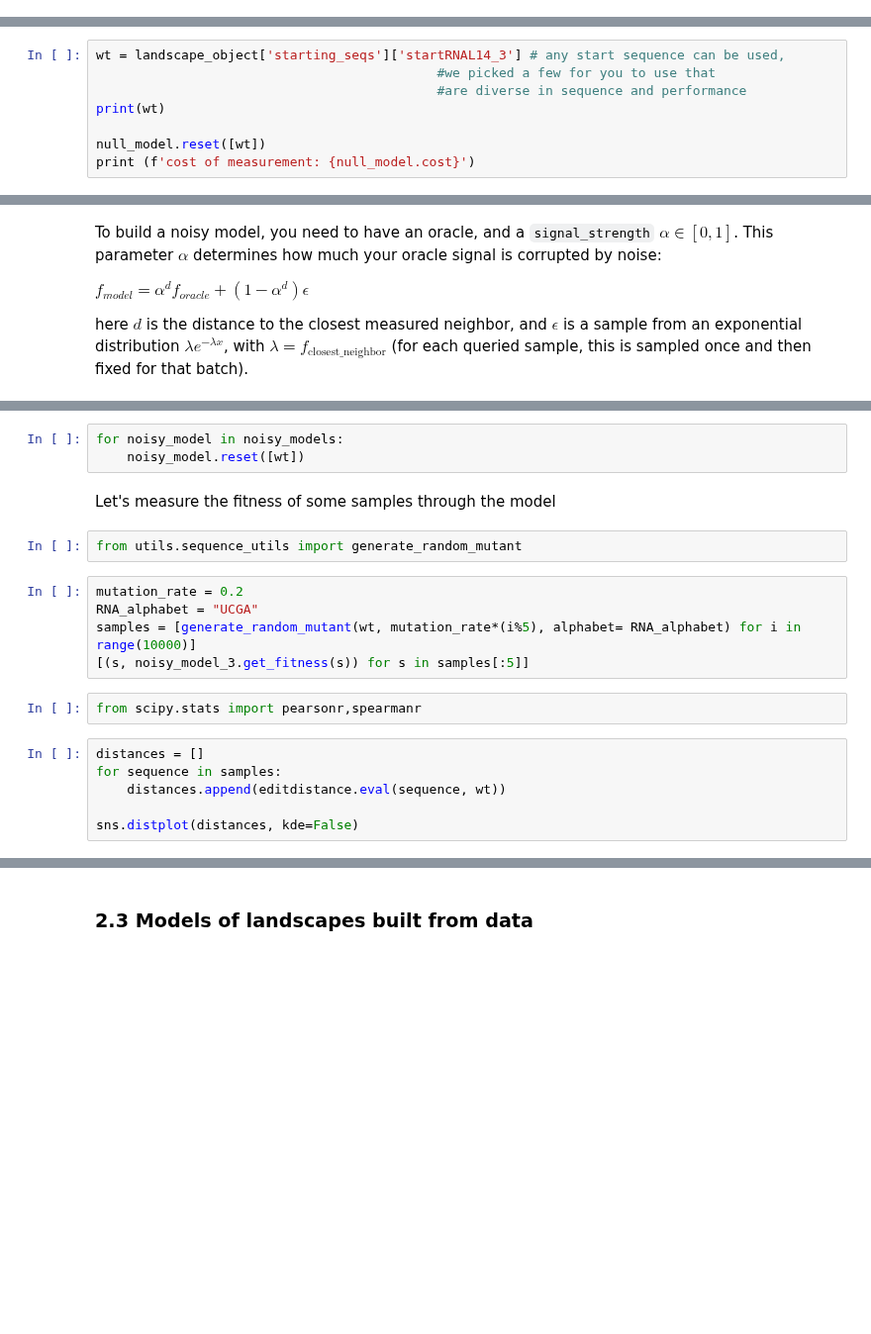
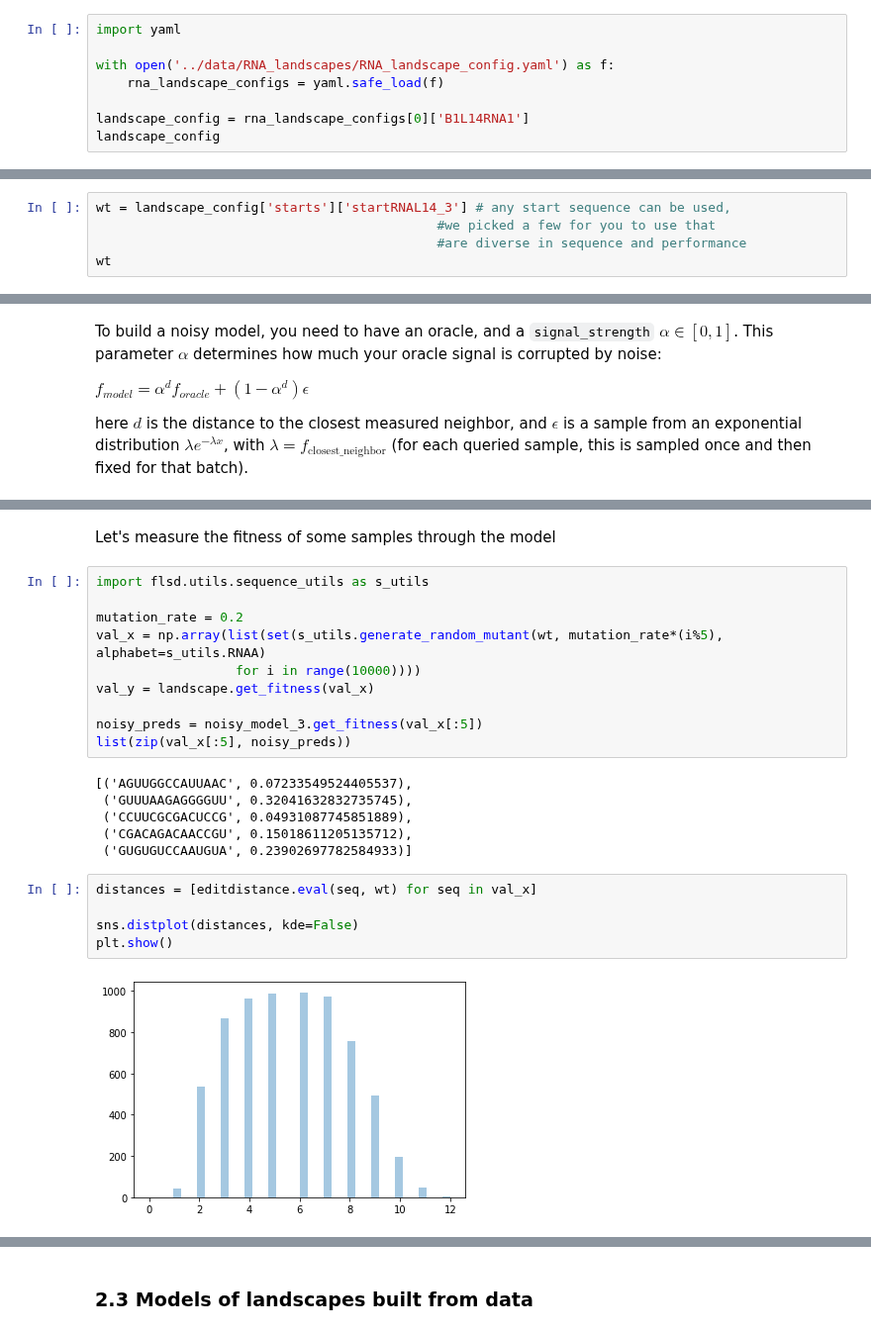
Before and after one commit to samsinai/FLEXS, a Jupyter notebook: examples/Tutorial.ipynb, the cells around one changed output, grey strips where cells are left out. Shown at 99% size. Saved outputs shown, nothing was run; the diff lists cells and outputs as text; blank space fills up the shorter version.

Commit message:
flsd is now a python package, reorganized directory structure, and models have been mostly converted to new interface

```diff
--- a/examples/Tutorial.ipynb
+++ b/examples/Tutorial.ipynb
@@ -40,0 +20,8 @@ landscape_oracle = landscape_object['landscape_oracle']
+# %%
+import yaml
+
+with open('../data/RNA_landscapes/RNA_landscape_config.yaml') as f:
+    rna_landscape_configs = yaml.safe_load(f)
+
+landscape_config = rna_landscape_configs[0]['B1L14RNA1']
+landscape_config
@@ -59,10 +63,7 @@ null_model = Null_model(landscape_oracle)
 # %% [markdown]
 We want to "measure" the true fitness of at least one sequence to start with (otherwise we can't have a model). We can do that by calling `measure_true_landscape` on the noisy model. This will charge you a "measurment cost", but in return tells you the true fitness of the sequence. When starting out or reusing the landscape, `reset` lets you zero the cost in the landscape, and if you pass it any sequences, it will measure those.
 # %%
-wt = landscape_object['starting_seqs']['startRNAL14_3'] # any start sequence can be used,
+wt = landscape_config['starts']['startRNAL14_3'] # any start sequence can be used,
                                             #we picked a few for you to use that
                                             #are diverse in sequence and performance
-print(wt)
-
-null_model.reset([wt])
-print (f'cost of measurement: {null_model.cost}')
+wt
@@ -91,20 +97,25 @@ noisy_models=[noisy_model_1,noisy_model_2,noisy_model_3,noisy_model_4]
-# %%
-for noisy_model in noisy_models:
-    noisy_model.reset([wt])
 # %% [markdown]
 Let's measure the fitness of some samples through the model
-# %%
-from utils.sequence_utils import generate_random_mutant
 # %%
+import flsd.utils.sequence_utils as s_utils
+
 mutation_rate = 0.2
-RNA_alphabet = "UCGA"
-samples = [generate_random_mutant(wt, mutation_rate*(i%5), alphabet= RNA_alphabet) for i in range(10000)]
-[(s, noisy_model_3.get_fitness(s)) for s in samples[:5]]
+val_x = np.array(list(set(s_utils.generate_random_mutant(wt, mutation_rate*(i%5), alphabet=s_utils.RNAA)
+                  for i in range(10000))))
+val_y = landscape.get_fitness(val_x)
+
+noisy_preds = noisy_model_3.get_fitness(val_x[:5])
+list(zip(val_x[:5], noisy_preds))
+# %% [output]
+[('AGUUGGCCAUUAAC', 0.07233549524405537),
+ ('GUUUAAGAGGGGUU', 0.32041632832735745),
+ ('CCUUCGCGACUCCG', 0.04931087745851889),
+ ('CGACAGACAACCGU', 0.15018611205135712),
+ ('GUGUGUCCAAUGUA', 0.23902697782584933)]
-# %%
-from scipy.stats import pearsonr,spearmanr
 # %%
-distances = []
-for sequence in samples:
-    distances.append(editdistance.eval(sequence, wt))
+distances = [editdistance.eval(seq, wt) for seq in val_x]
 
 sns.distplot(distances, kde=False)
+plt.show()
+# %% [output]
+[figure, added]
```
Also changed, not shown: parts of 46 cells of this notebook, 51 other files.
